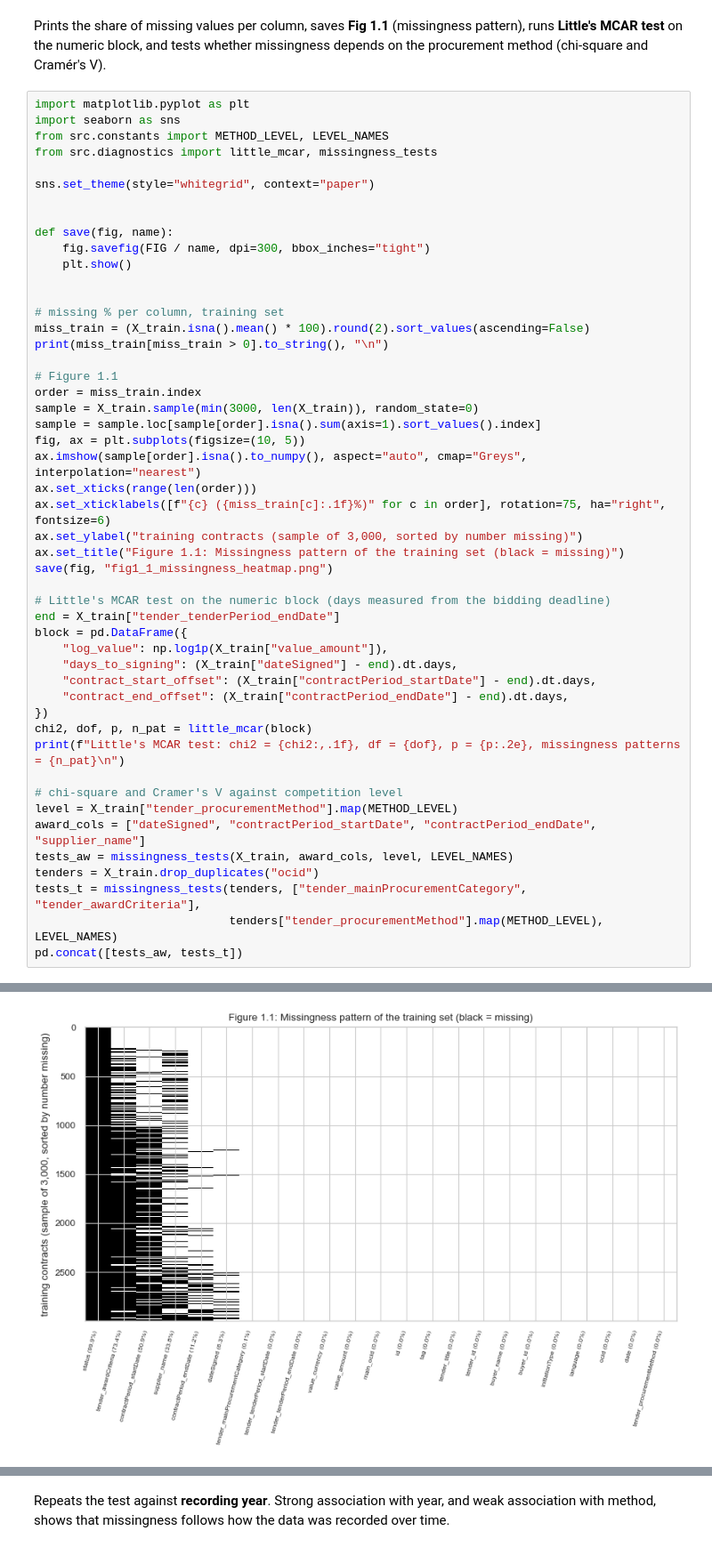
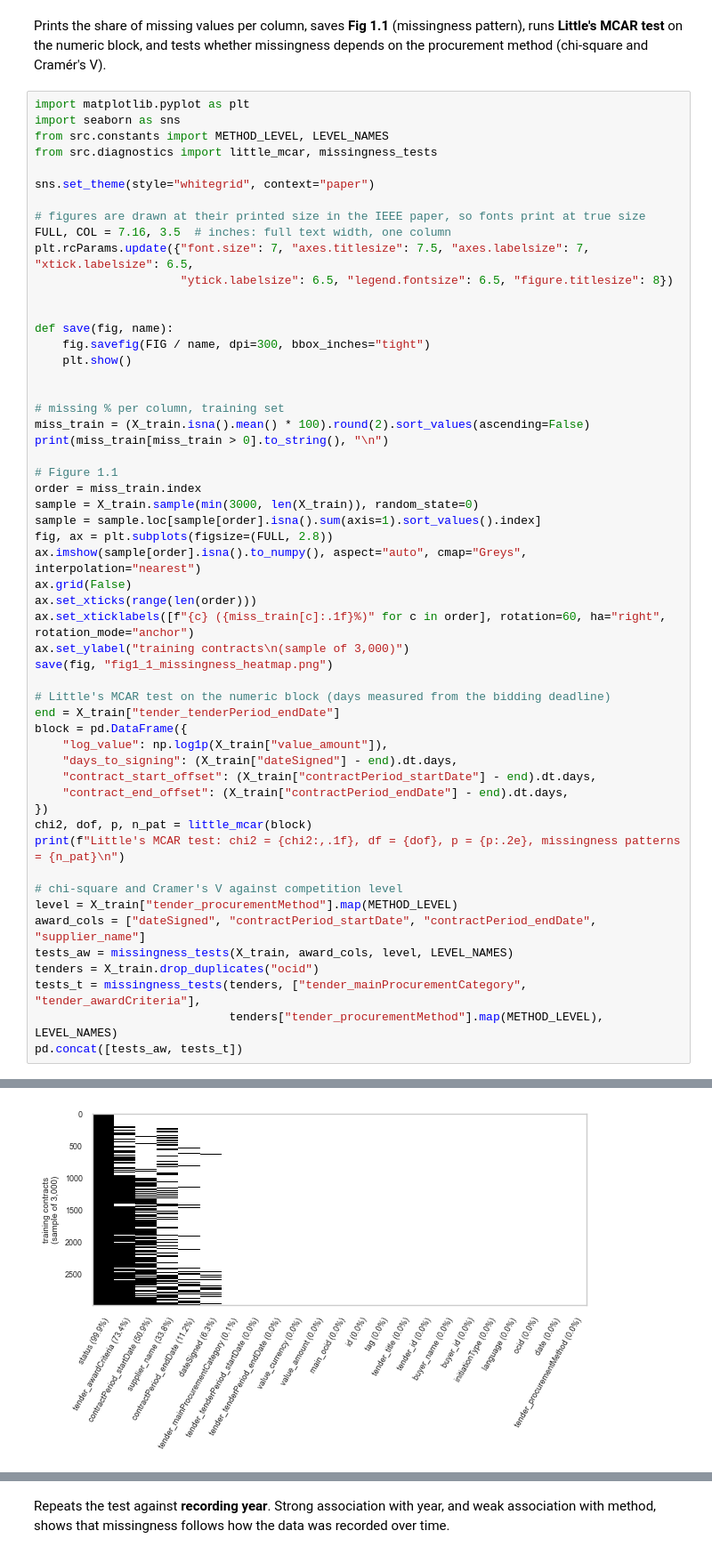
Before and after one commit to Razan-O-Elobeid/kenya-procurement-triage, a Jupyter notebook: phase2_implementation/notebooks/pipeline_execution.ipynb, the cells around one changed output, grey strips where cells are left out. Shown at 89% size. Saved outputs shown, nothing was run; the diff lists cells and outputs as text.

Commit message:
Figures drawn at print size for the IEEE report

```diff
--- a/phase2_implementation/notebooks/pipeline_execution.ipynb
+++ b/phase2_implementation/notebooks/pipeline_execution.ipynb
@@ -60,6 +60,11 @@ from src.constants import METHOD_LEVEL, LEVEL_NAMES
 from src.diagnostics import little_mcar, missingness_tests
 
 sns.set_theme(style="whitegrid", context="paper")
+
+# figures are drawn at their printed size in the IEEE paper, so fonts print at true size
+FULL, COL = 7.16, 3.5  # inches: full text width, one column
+plt.rcParams.update({"font.size": 7, "axes.titlesize": 7.5, "axes.labelsize": 7, "xtick.labelsize": 6.5,
+                     "ytick.labelsize": 6.5, "legend.fontsize": 6.5, "figure.titlesize": 8})
 
 
 def save(fig, name):
@@ -75,43 +80,43 @@ print(miss_train[miss_train > 0].to_string(), "\n")
 order = miss_train.index
 sample = X_train.sample(min(3000, len(X_train)), random_state=0)
 sample = sample.loc[sample[order].isna().sum(axis=1).sort_values().index]
-fig, ax = plt.subplots(figsize=(10, 5))
+fig, ax = plt.subplots(figsize=(FULL, 2.8))
 ax.imshow(sample[order].isna().to_numpy(), aspect="auto", cmap="Greys", interpolation="nearest")
+ax.grid(False)
 ax.set_xticks(range(len(order)))
-ax.set_xticklabels([f"{c} ({miss_train[c]:.1f}%)" for c in order], rotation=75, ha="right", fontsize=6)
-ax.set_ylabel("training contracts (sample of 3,000, sorted by number missing)")
-ax.set_title("Figure 1.1: Missingness pattern of the training set (black = missing)")
+ax.set_xticklabels([f"{c} ({miss_train[c]:.1f}%)" for c in order], rotation=60, ha="right", rotation_mode="anchor")
+ax.set_ylabel("training contracts\n(sample of 3,000)")
 save(fig, "fig1_1_missingness_heatmap.png")
 
 # Little's MCAR test on the numeric block (days measured from the bidding deadline)
 end = X_train["tender_tenderPeriod_endDate"]
 block = pd.DataFrame({
     "log_value": np.log1p(X_train["value_amount"]),
     "days_to_signing": (X_train["dateSigned"] - end).dt.days,
     "contract_start_offset": (X_train["contractPeriod_startDate"] - end).dt.days,
     "contract_end_offset": (X_train["contractPeriod_endDate"] - end).dt.days,
 })
 chi2, dof, p, n_pat = little_mcar(block)
 print(f"Little's MCAR test: chi2 = {chi2:,.1f}, df = {dof}, p = {p:.2e}, missingness patterns = {n_pat}\n")
 
 # chi-square and Cramer's V against competition level
 level = X_train["tender_procurementMethod"].map(METHOD_LEVEL)
 award_cols = ["dateSigned", "contractPeriod_startDate", "contractPeriod_endDate", "supplier_name"]
 tests_aw = missingness_tests(X_train, award_cols, level, LEVEL_NAMES)
 tenders = X_train.drop_duplicates("ocid")
 tests_t = missingness_tests(tenders, ["tender_mainProcurementCategory", "tender_awardCriteria"],
                             tenders["tender_procurementMethod"].map(METHOD_LEVEL), LEVEL_NAMES)
 pd.concat([tests_aw, tests_t])
 # %% [output]
 status                            99.88
 tender_awardCriteria              73.39
 contractPeriod_startDate          50.90
 supplier_name                     33.76
 contractPeriod_endDate            11.15
 dateSigned                         6.35
 tender_mainProcurementCategory     0.11
 tender_tenderPeriod_startDate      0.04
-[figure, old version]
+[figure, new version]
 Little's MCAR test: chi2 = 2,526.8, df = 16, p = 0.00e+00, missingness patterns = 8
 |  | missing % | chi2 | dof | p | Cramer V | missing % by group | MCAR |
 | column |  |  |  |  |  |  |  |
```
Also changed, not shown: parts of 10 cells of this notebook, 8 other files.
